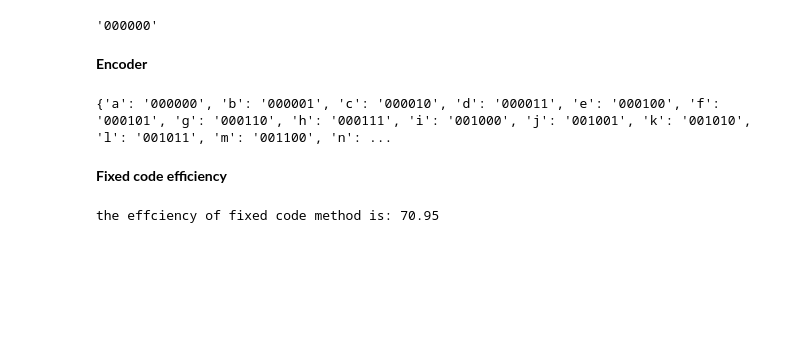
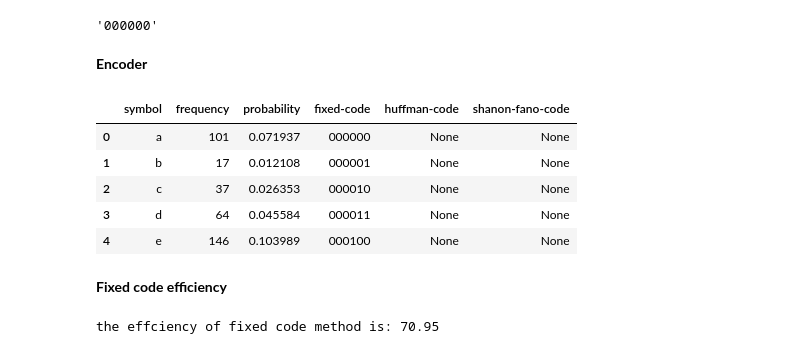
Before and after one commit to tarek1488/textfile_encoding, a Jupyter notebook: main.ipynb, the cells around one changed output. Cells and saved outputs as stored; diff of their text form; code cells hidden in the pictures; blank space fills up the shorter version.

```diff
--- a/main.ipynb
+++ b/main.ipynb
@@ -70,11 +118,17 @@ decimal2binary(0,6)
 # %%
 fixed_codes = {}
 for i in range(len(characters)):
-    fixed_codes[characters[i]] = decimal2binary(i,6)
+    #fixed_codes[characters[i]] = decimal2binary(i,6)
+    symbols_data.loc[symbols_data['symbol'] == characters[i], 'fixed-code'] = decimal2binary(i,6)
-# %%
-print(fixed_codes)
-# %% [output]
-{'a': '000000', 'b': '000001', 'c': '000010', 'd': '000011', 'e': '000100', 'f': '000101', 'g': '000110', 'h': '000111', 'i': '001000', 'j': '001001', 'k': '001010', 'l': '001011', 'm': '001100', 'n': ...
+# %%
+symbols_data.head()
+# %% [output]
+|  | symbol | frequency | probability | fixed-code | huffman-code | shanon-fano-code |
+| 0 | a | 101 | 0.071937 | 000000 | None | None |
+| 1 | b | 17 | 0.012108 | 000001 | None | None |
+| 2 | c | 37 | 0.026353 | 000010 | None | None |
+| 3 | d | 64 | 0.045584 | 000011 | None | None |
+| 4 | e | 146 | 0.103989 | 000100 | None | None |
 # %% [markdown]
 **Fixed code efficiency**
 # %%
```
Also changed, not shown: parts of 48 cells of this notebook, 2 other files.
